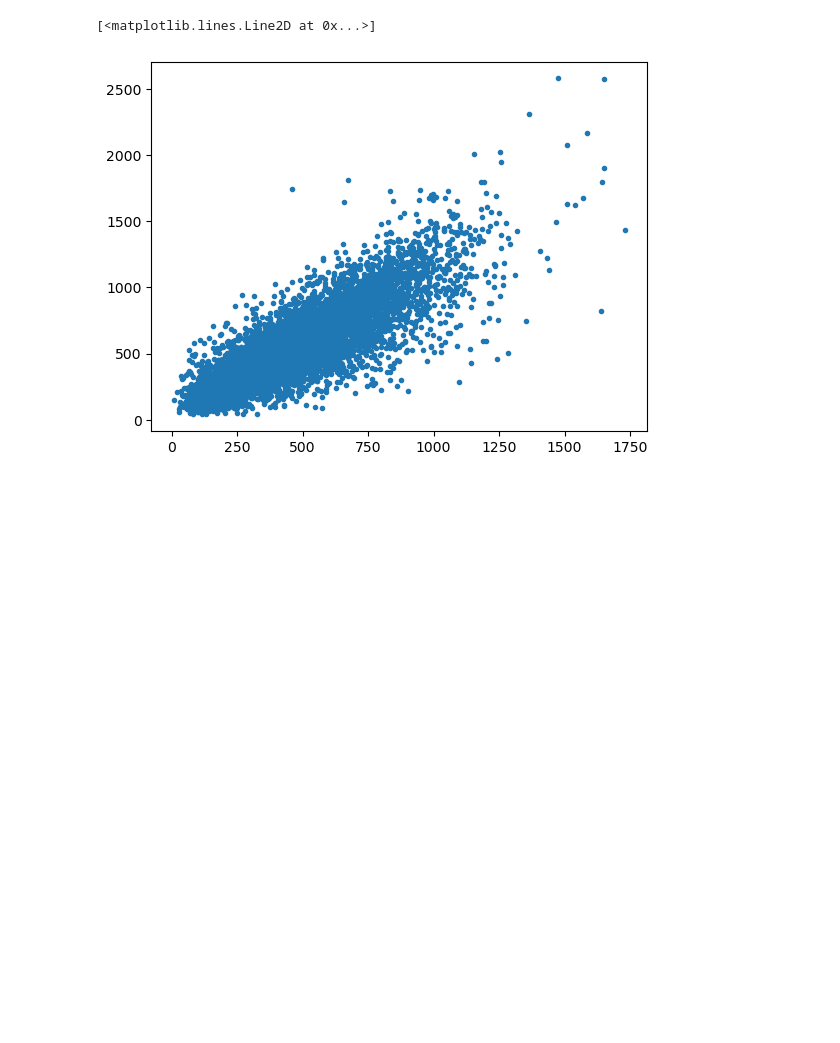
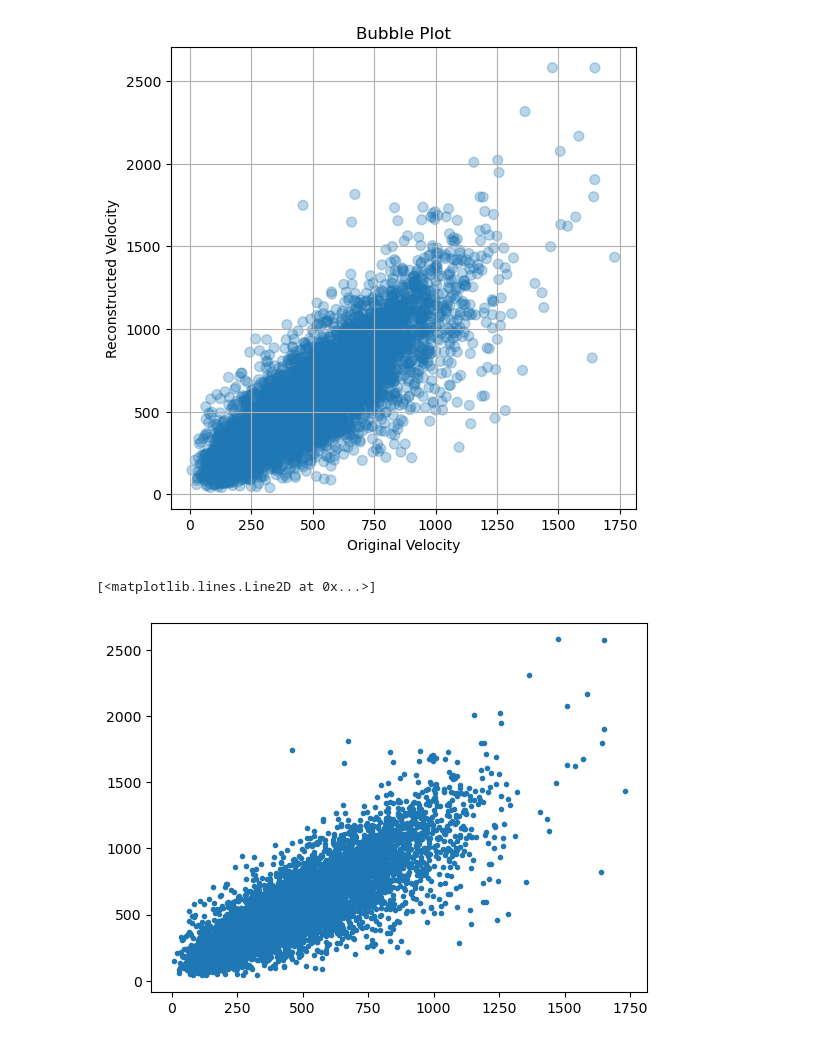
Before and after one commit to antolonappan/kSZscaler, a Jupyter notebook: Notebooks/density.ipynb, the cells around one changed output. Cells and saved outputs as stored; diff of their text form; code cells hidden in the pictures; blank space fills up the shorter version.

```diff
--- a/Notebooks/density.ipynb
+++ b/Notebooks/density.ipynb
@@ -44,0 +70,3 @@ print(np.corrcoef(V_net_cluster,V_net_recon/1e5))
+# %%
+data = pd.DataFrame(np.array([V_net_cluster,V_net_recon/1e5]).T,)
+data.columns = ['V_net_cluster','V_net_recon']
@@ -45,3 +89,30 @@ print(np.corrcoef(V_net_cluster,V_net_recon/1e5))
+# %%
+# plt.figure(figsize=(6, 6))
+# sns.kdeplot(data=data, x='V_net_cluster', y='V_net_recon', fill=True, cmap="CMRmap")
+# plt.title("Scatter Plot with Density Contours")
+# plt.xlabel("Original Velocity")
+# plt.ylabel("Reconstructed Velocity")
+# plt.grid(True)
+# plt.show()
+# plt.hexbin(data['V_net_cluster'], data['V_net_recon'], gridsize=40,cmap='CMRmap',bins='log')
+# plt.colorbar(label='Density')
+# plt.title("Hexbin Plot")
+# plt.xlabel("Original Velocity")
+# plt.ylabel("Reconstructed Velocity")
+# plt.grid(True)
+# plt.show()
+bubble_size = data.groupby(['V_net_cluster']).size().reset_index(name='Counts')
+merged_data = pd.merge(data, bubble_size, on='V_net_cluster')
+
+plt.figure(figsize=(6, 6))
+plt.scatter(merged_data['V_net_cluster'], merged_data['V_net_recon'], s=merged_data['Counts']*50, alpha=0.3)
+plt.title("Bubble Plot")
+plt.xlabel("Original Velocity")
+plt.ylabel("Reconstructed Velocity")
+plt.grid(True)
+plt.show()
+# %% [output]
+[figure, added]
 # %%
 plt.plot(V_net_cluster,V_net_recon/1e5,'.')
 # %% [output]
```
Also changed, not shown: parts of 12 cells of this notebook, 4 other files.
